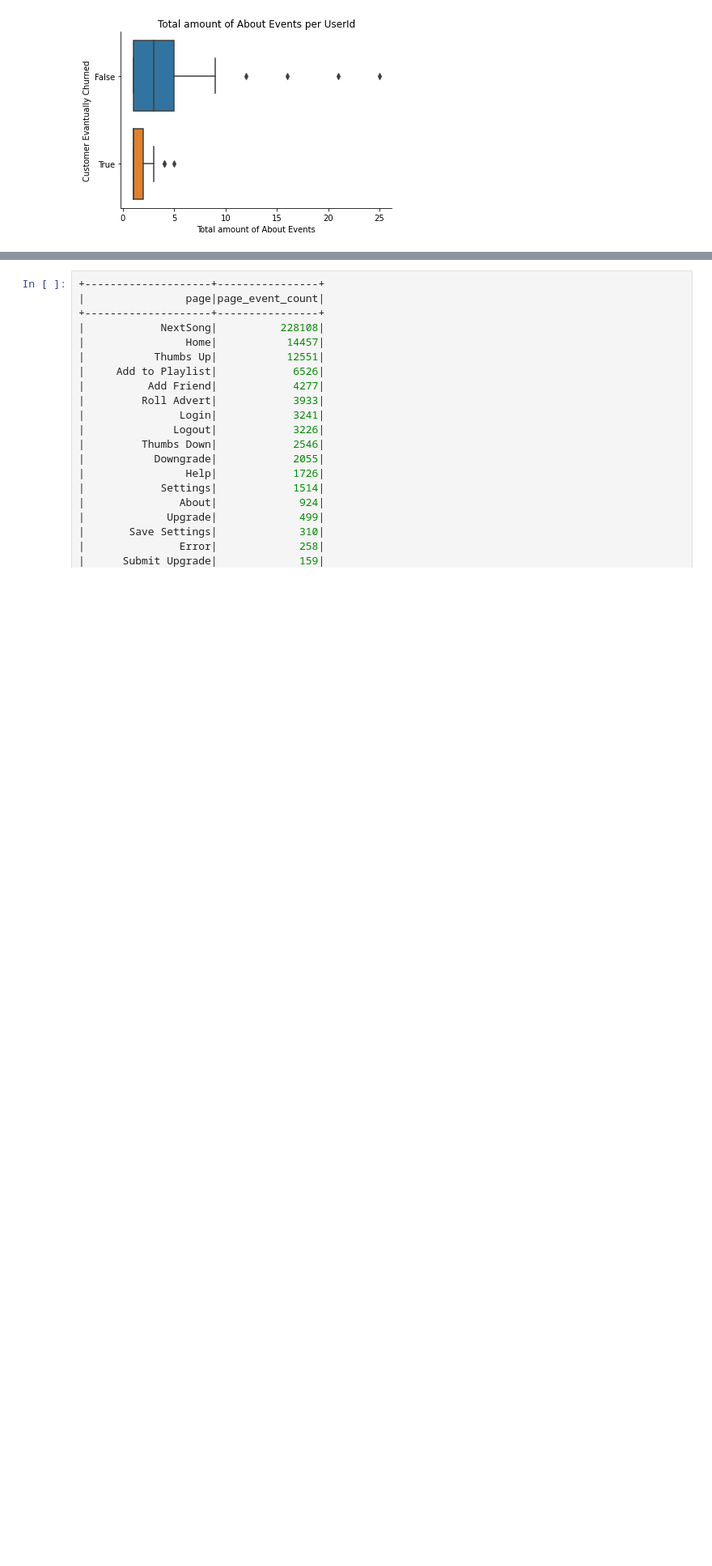
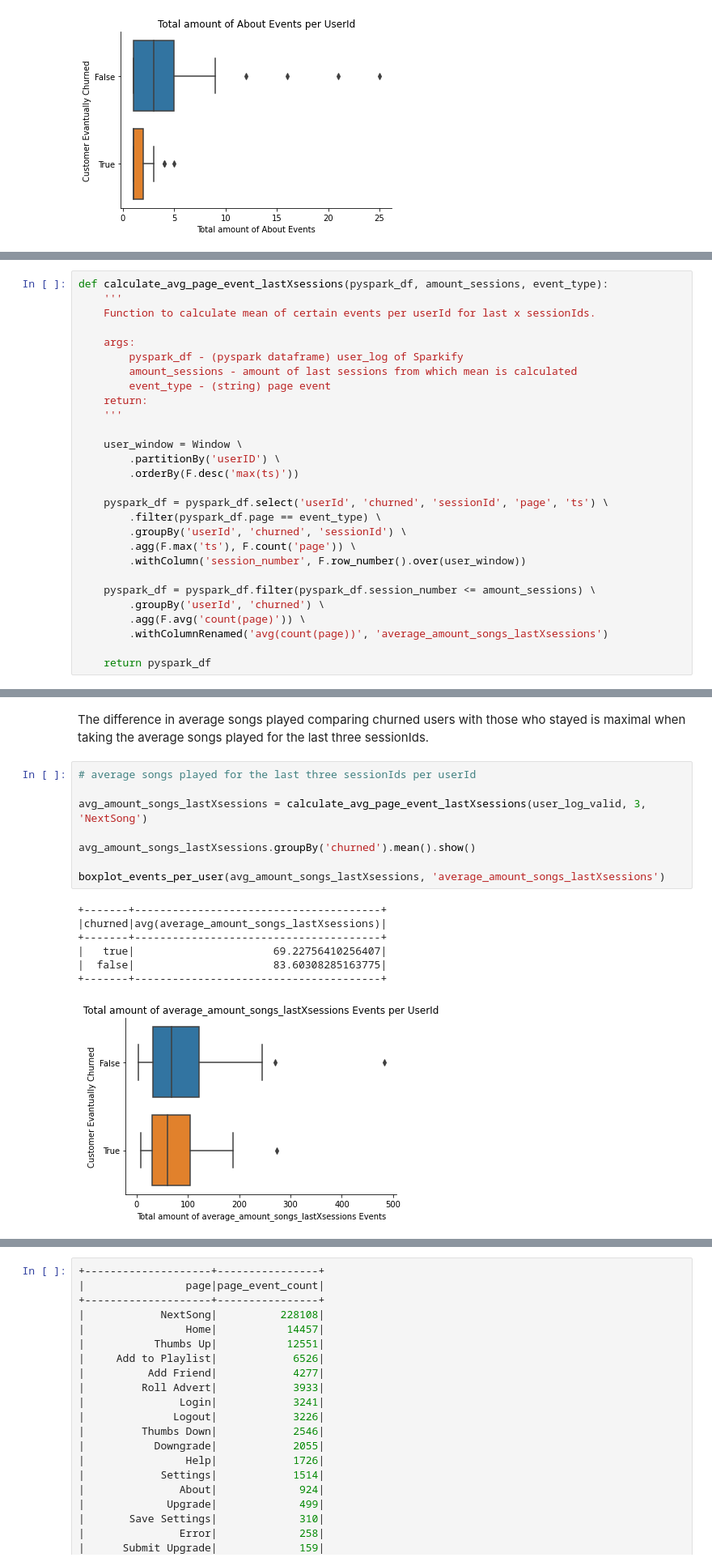
Before and after one commit to LeopoldWalther/SparkChurnDetection, a Jupyter notebook: Sparkify.ipynb, the cells around one changed output, grey strips where cells are left out. Shown at 81% size. Drawn from its saved outputs; the diff is of its cells as text; blank space fills up the shorter version.

```diff
--- a/Sparkify.ipynb
+++ b/Sparkify.ipynb
@@ -970,0 +1059,28 @@ boxplot_events_per_user(total_thumbs_up_per_user, 'About')
+# %%
+def calculate_avg_page_event_lastXsessions(pyspark_df, amount_sessions, event_type):
+    '''
+    Function to calculate mean of certain events per userId for last x sessionIds.
+
+    args:
+        pyspark_df - (pyspark dataframe) user_log of Sparkify
+        amount_sessions - amount of last sessions from which mean is calculated
+        event_type - (string) page event
+    return:
+    '''
+
+    user_window = Window \
+        .partitionBy('userID') \
+        .orderBy(F.desc('max(ts)'))
+
+    pyspark_df = pyspark_df.select('userId', 'churned', 'sessionId', 'page', 'ts') \
+        .filter(pyspark_df.page == event_type) \
+        .groupBy('userId', 'churned', 'sessionId') \
+        .agg(F.max('ts'), F.count('page')) \
+        .withColumn('session_number', F.row_number().over(user_window))
+
+    pyspark_df = pyspark_df.filter(pyspark_df.session_number <= amount_sessions) \
+        .groupBy('userId', 'churned') \
+        .agg(F.avg('count(page)')) \
+        .withColumnRenamed('avg(count(page))', 'average_amount_songs_lastXsessions')
+
+    return pyspark_df
@@ -970,0 +1118,18 @@ boxplot_events_per_user(total_thumbs_up_per_user, 'About')
+# %% [markdown]
+The difference in average songs played comparing churned users with those who stayed is maximal when taking the average songs played for the last three sessionIds.
+# %%
+# average songs played for the last three sessionIds per userId
+
+avg_amount_songs_lastXsessions = calculate_avg_page_event_lastXsessions(user_log_valid, 3, 'NextSong')
+
+avg_amount_songs_lastXsessions.groupBy('churned').mean().show()
+
+boxplot_events_per_user(avg_amount_songs_lastXsessions, 'average_amount_songs_lastXsessions')
+# %% [output]
++-------+---------------------------------------+
+|churned|avg(average_amount_songs_lastXsessions)|
++-------+---------------------------------------+
+|   true|                      69.22756410256407|
+|  false|                      83.60308285163775|
++-------+---------------------------------------+
+[figure, added]
```
Also changed, not shown: parts of 66 cells of this notebook.
